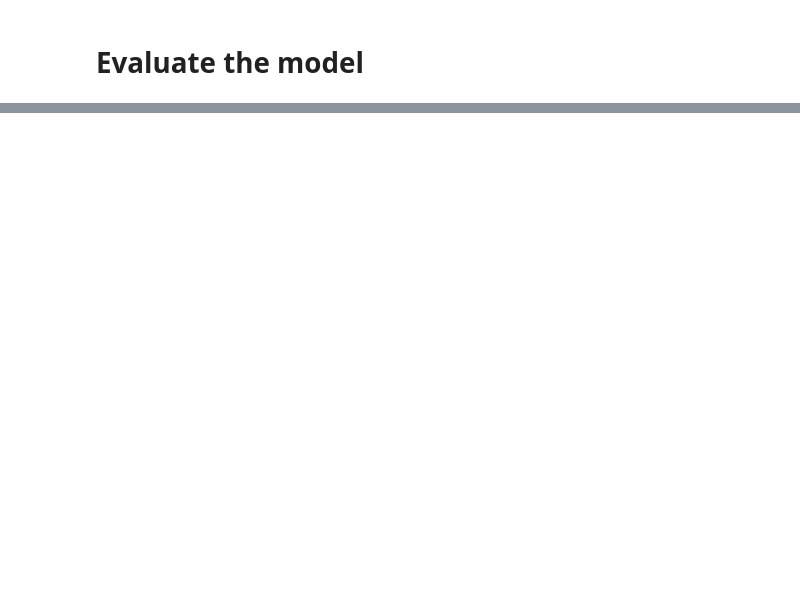
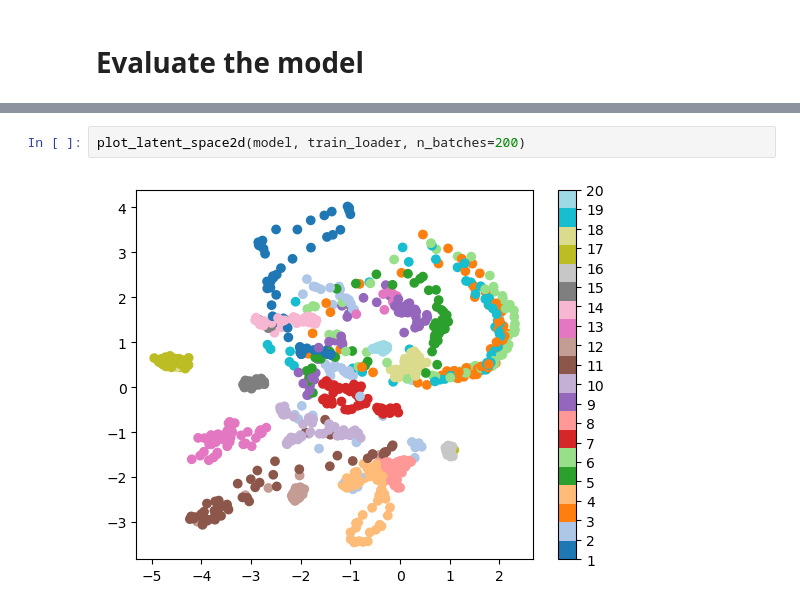
Before and after one commit to martinekbh/vae-project, a Jupyter notebook: AEVB_COIL20.ipynb, the cells around one changed output, grey strips where cells are left out. Drawn from its saved outputs; the diff is of its cells as text; blank space fills up the shorter version.

```diff
--- a/AEVB_COIL20.ipynb
+++ b/AEVB_COIL20.ipynb
@@ -258,0 +368,4 @@ axs[1].imshow(img_repro.permute(1,2,0), cmap=plt.get_cmap('gray'))
+# %%
+plot_latent_space2d(model, train_loader, n_batches=200)
+# %% [output]
+[figure, added]
```
Also changed, not shown: parts of 15 cells of this notebook, 2 other files.
